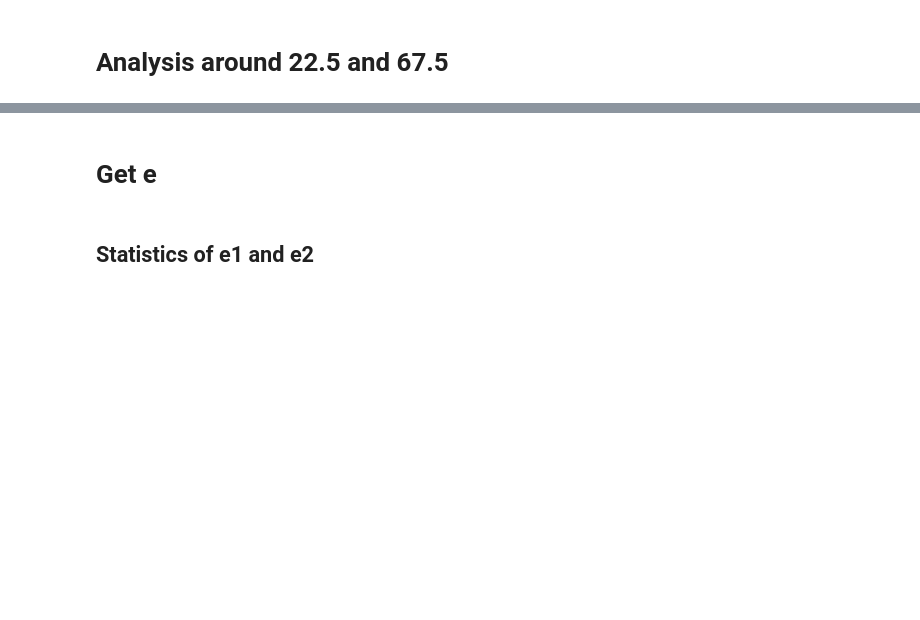
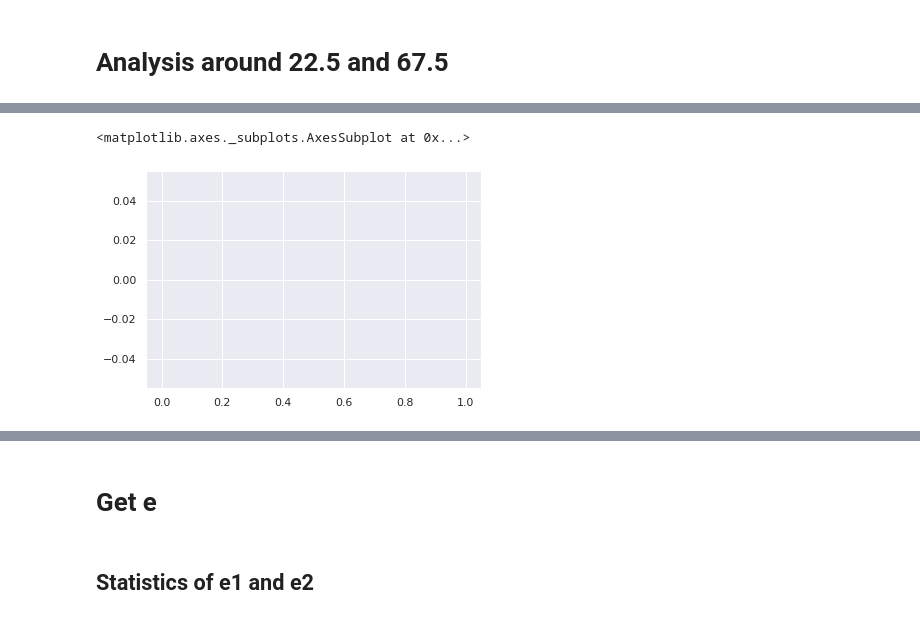
Before and after one commit to aa-12323/sa, a Jupyter notebook: lib/output/mcal/all/all_z/phi_e_sat.ipynb, the cells around one changed output, grey strips where cells are left out. Drawn from its saved outputs; the diff is of its cells as text; code cells hidden in the pictures; blank space fills up the shorter version.

```diff
--- a/lib/output/mcal/all/all_z/phi_e_sat.ipynb
+++ b/lib/output/mcal/all/all_z/phi_e_sat.ipynb
@@ -240,0 +251,7 @@ Name: (All, phi), dtype: float64
+# %%
+test=shapes[shapes[('All','phi')]==67.5]
+# %%
+test[('All','e1')].hist()
+# %% [output]
+<matplotlib.axes._subplots.AxesSubplot at 0x...>
+[figure, added]
```
Also changed, not shown: parts of 39 cells of this notebook, 16 other files.
